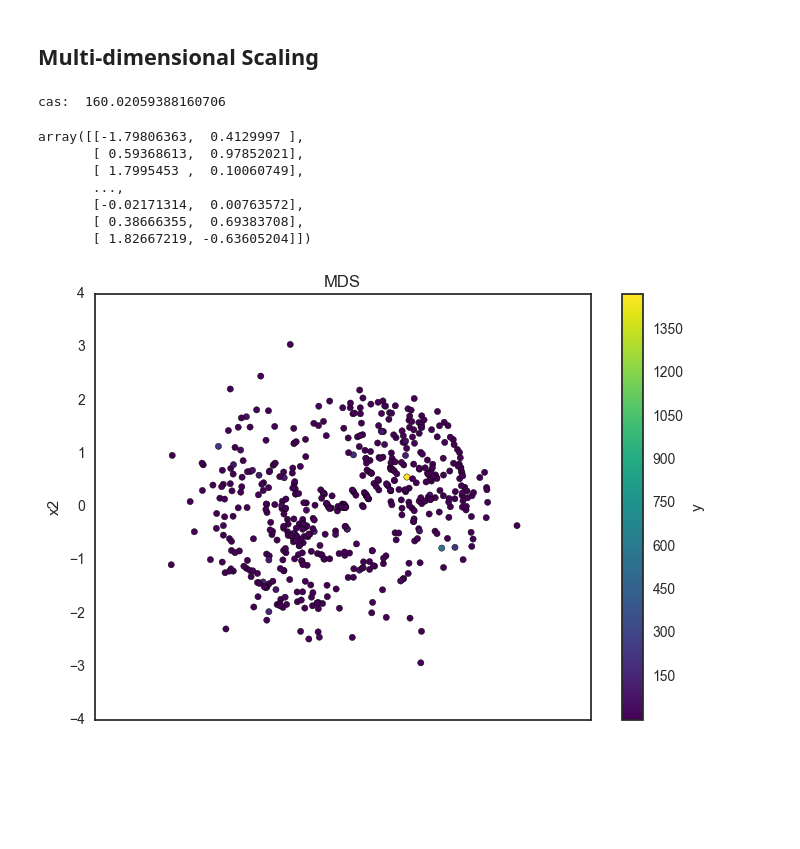
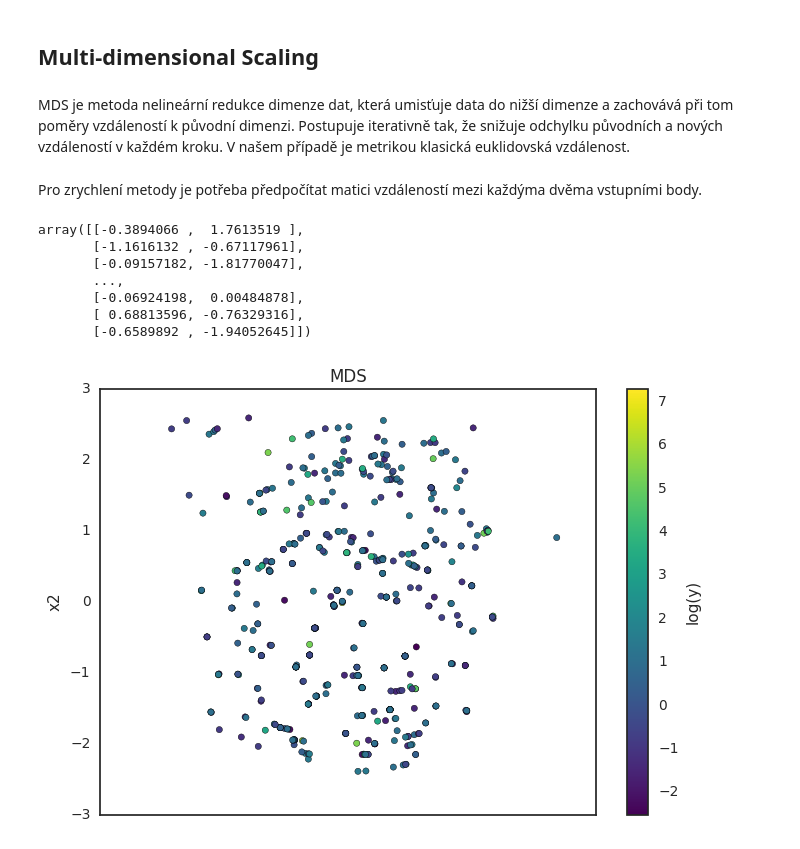
Before and after one commit to effa/dimensionality-reduction, a Jupyter notebook: manifold-learning.ipynb, the cells around one changed output. Cells and saved outputs as stored; diff of their text form; code cells hidden in the pictures; blank space fills up the shorter version.

```diff
--- a/manifold-learning.ipynb
+++ b/manifold-learning.ipynb
@@ -225,33 +225,33 @@ widgets.interact(plot_hexbin, gridsize=gridsize, logscale=True, maximum=True)
 [figure]
 # %% [markdown]
 ## Multi-dimensional Scaling
+# %% [markdown]
+MDS je metoda nelineární redukce dimenze dat, která umisťuje data do nižší dimenze a zachovává při tom poměry vzdáleností k původní dimenzi. Postupuje iterativně tak, že snižuje odchylku původních a nových vzdáleností v každém kroku. V našem případě je metrikou klasická euklidovská vzdálenost.
 # %%
 # precomputation of euclidean distances
 distances = euclidean_distances(d1_notscaled)
+# %% [markdown]
+Pro zrychlení metody je potřeba předpočítat matici vzdáleností mezi každýma dvěma vstupními body.
 # %%
-# MDS fit - WARNING, takes long time to compute, 11 minutes on my PC !
-import time
-start = time.time()
-mds = MDS(n_components=2, max_iter=30, eps=1e-9, dissimilarity="precomputed", random_state=4)
+# MDS fit
+mds = MDS(n_components=2, max_iter=100, eps=1e-9, dissimilarity="precomputed", random_state=4)
 pos = mds.fit(distances).embedding_
-print('cas: ', time.time() - start)
 pos
 # %% [output]
-cas:  160.02059388160706
+array([[-0.3894066 ,  1.7613519 ],
+       [-1.1616132 , -0.67117961],
+       [-0.09157182, -1.81770047],
+       ...,
+       [-0.06924198,  0.00484878],
+       [ 0.68813596, -0.76329316],
+       [-0.6589892 , -1.94052645]])
-array([[-1.79806363,  0.4129997 ],
-       [ 0.59368613,  0.97852021],
-       [ 1.7995453 ,  0.10060749],
-       ...,
-       [-0.02171314,  0.00763572],
-       [ 0.38666355,  0.69383708],
-       [ 1.82667219, -0.63605204]])
 # %%
-d = pd.concat([pd.DataFrame(pos), y_notscaled], axis=1)
-d.columns = ['x1', 'x2', 'y']
-ax = d.plot.scatter(x='x1', y='x2',  c='y', cmap='viridis')
+d = pd.concat([pd.DataFrame(pos), pd.Series(y_notscaled).apply(log)], axis=1)
+d.columns = ['x1', 'x2', 'log(y)']
+ax = d.plot.scatter(x='x1', y='x2',  c='log(y)', cmap='viridis')
 ax.set(xlabel="x1", ylabel="x2")
 ax.set_title('MDS')
 
 plt.show()
 # %% [output]
-[figure, old version]
+[figure, new version]
```
Also changed, not shown: 1 other file.
